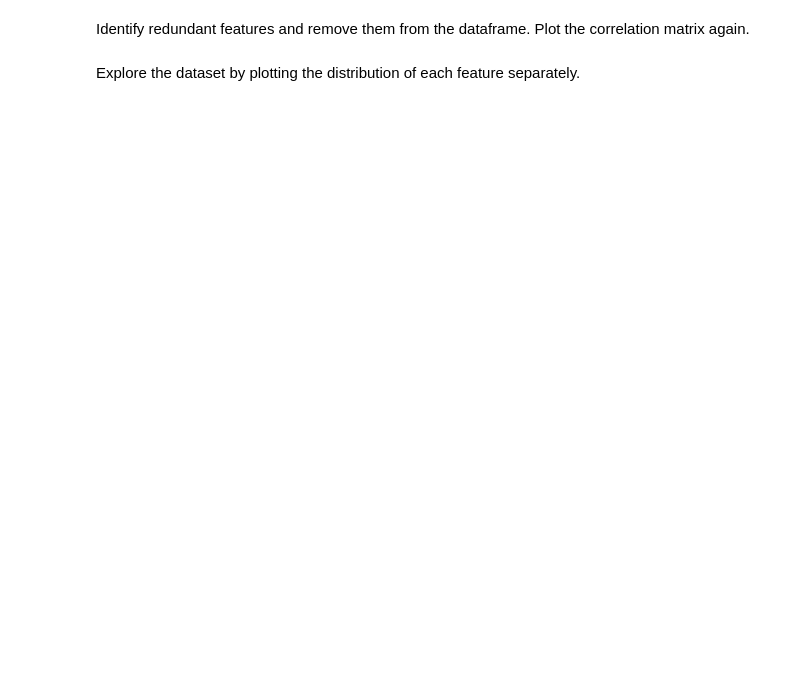
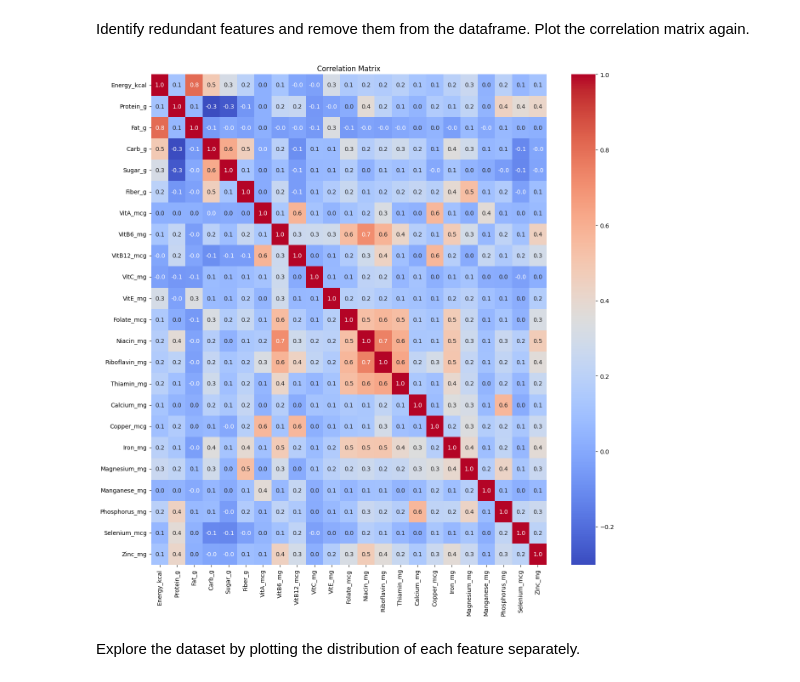
Before and after one commit to amirezzati/ml, a Jupyter notebook: homeworks/HW5/pract/dimension_reduction.ipynb, the cells around one changed output. Saved outputs shown, nothing was run; the diff lists cells and outputs as text; code cells hidden in the pictures; blank space fills up the shorter version.

```diff
--- a/homeworks/HW5/pract/dimension_reduction.ipynb
+++ b/homeworks/HW5/pract/dimension_reduction.ipynb
@@ -96,2 +117,20 @@ Identify redundant features and remove them from the dataframe. Plot the correla
+# %%
+#TODO
+redundant_features = []
+threshold = 0.9
+for i in range(corr_.shape[0]):
+    for j in range(i):
+        if abs(corr_.iloc[i, j]) > threshold:
+            redundant_features.append(corr_.columns[i])
+
+df_numeric_rr = df_numeric.drop(columns=redundant_features) # removing redundant
+
+corr_new = df_numeric_rr.corr()
+plt.figure(figsize=(15, 15))
+sns.heatmap(corr_new, annot=True, fmt=".1f", cmap='coolwarm')
+plt.title('Correlation Matrix')
+plt.show()
+# %% [output]
+[figure, added]
 # %% [markdown]
 Explore the dataset by plotting the distribution of each feature separately.
```
Also changed, not shown: parts of 46 cells of this notebook.
